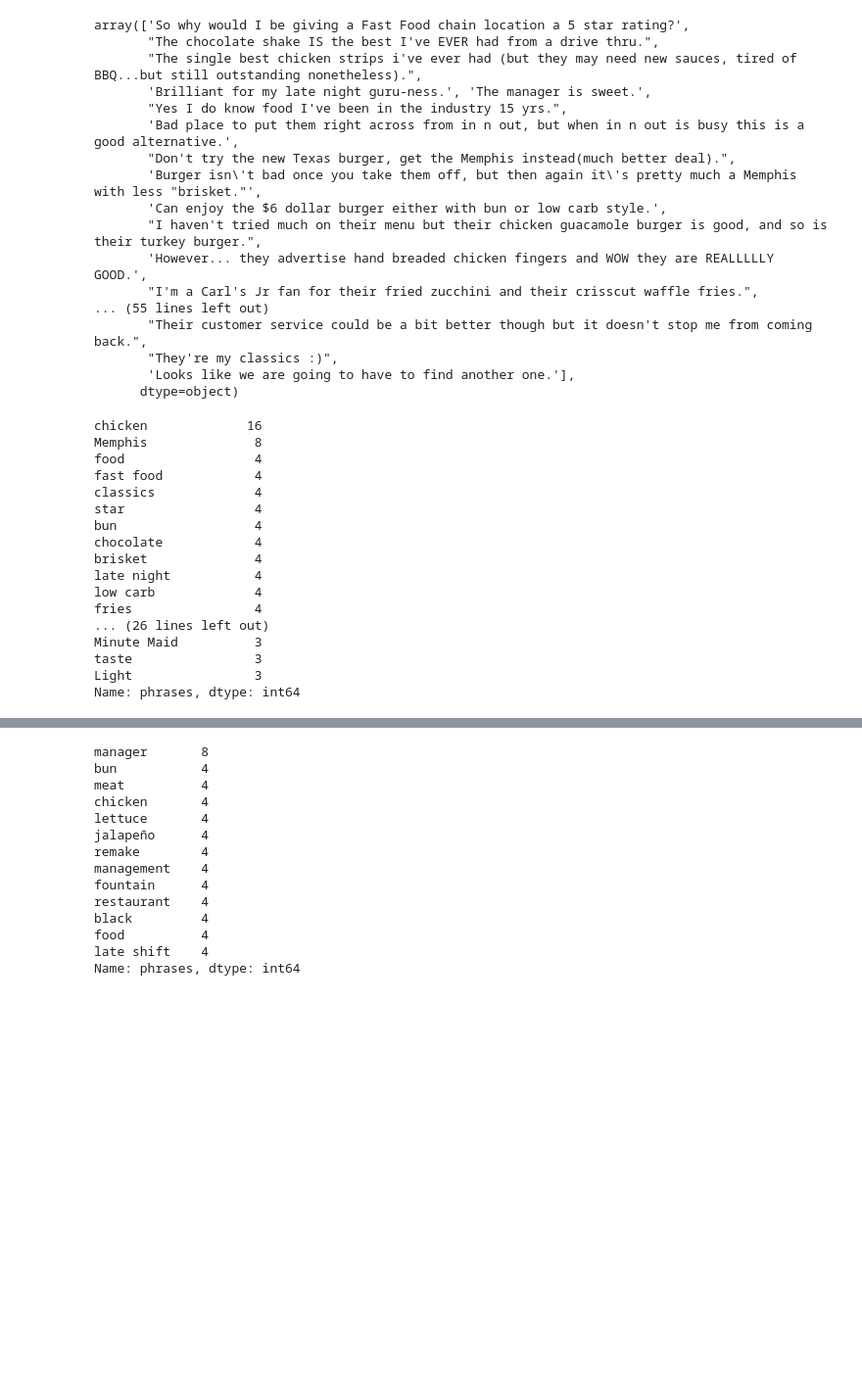
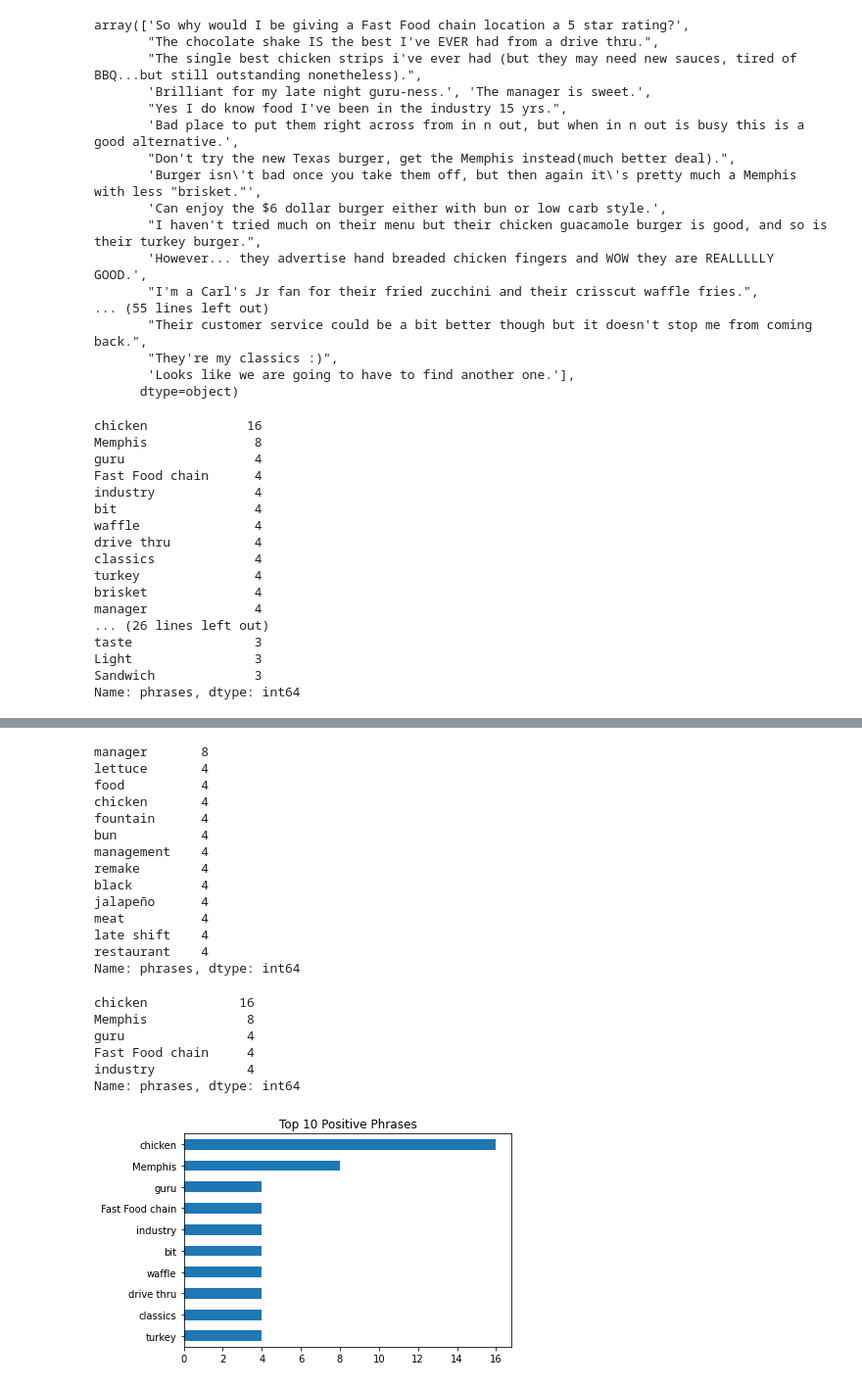
Before and after one commit to Lannnnnnn/LA-Restaurant-recommend, a Jupyter notebook: notebooks/eda_autophrase.ipynb, the cells around one changed output, grey strips where cells are left out. Shown at 98% size. Cells and saved outputs as stored; diff of their text form; code cells hidden in the pictures; blank space fills up the shorter version.

```diff
--- a/notebooks/eda_autophrase.ipynb
+++ b/notebooks/eda_autophrase.ipynb
@@ -179,7 +168,7 @@ def sentiment_score(reviews_list):
             seen_sentences.append(sentence)
             ss_intermediate = sid.polarity_scores(sentence)
             scores.append(ss_intermediate)
-    df = pd.DataFrame({'index': i, 'sentence': seen_sentences}).join(pd.DataFrame(scores))
+    df = pd.DataFrame({'index': index, 'sentence': seen_sentences}).join(pd.DataFrame(scores))
     df = df.assign(phrases = df.sentence.apply(lambda x: re.findall('<phrase>.+?</phrase>', x)))
     return df
 
@@ -220,7 +193,7 @@ def make_sentimented_restaurant(reviews_list, VAL):
     df = sentiment_score(reviews_list)
     positive_phrases = make_positive_phrases(df, VAL)
     negative_phrases = make_negative_phrases(df, VAL)
-    df = df.assign(positive)
+    return df, positive_phrases, negative_phrases
 # %%
 clean_phrases(df[df['compound']>=POS].sentence).values
 # %% [output]
@@ -246,20 +219,20 @@ clean_phrases(df[['compound', 'phrases']][df['compound']>=POS].phrases.explode()
 # %% [output]
 chicken             16
 Memphis              8
-food                 4
-fast food            4
+guru                 4
+Fast Food chain      4
+industry             4
+bit                  4
+waffle               4
+drive thru           4
 classics             4
-star                 4
-bun                  4
-chocolate            4
+turkey               4
 brisket              4
-late night           4
-low carb             4
-fries                4
+manager              4
 ... (26 lines left out)
-Minute Maid          3
 taste                3
 Light                3
+Sandwich             3
 Name: phrases, dtype: int64
 # %%
 clean_phrases(df[df['compound']<=NEG].sentence).values
@@ -285,16 +258,31 @@ array(['The cook that works on late shift SUCKS.',
 clean_phrases(df[['compound', 'phrases']][df['compound']<=NEG].phrases.explode().dropna()).value_counts()
 # %% [output]
 manager       8
+lettuce       4
+food          4
+chicken       4
+fountain      4
 bun           4
+management    4
+remake        4
+black         4
+jalapeño      4
 meat          4
-chicken       4
-lettuce       4
-jalapeño      4
-remake        4
-management    4
-fountain      4
+late shift    4
 restaurant    4
-black         4
-food          4
-late shift    4
 Name: phrases, dtype: int64
+# %%
+df, positive_phrases, negative_phraes = make_sentimented_restaurant(reviews_list[0:59], VAL)
+# %%
+positive_phrases[0:5]#[0:10]
+# %% [output]
+chicken            16
+Memphis             8
+guru                4
+Fast Food chain     4
+industry            4
+Name: phrases, dtype: int64
+# %%
+positive_phrases[0:10].plot.barh(title='Top 10 Positive Phrases').invert_yaxis()
+# %% [output]
+[figure, added]
```
Also changed, not shown: parts of 13 cells of this notebook.
